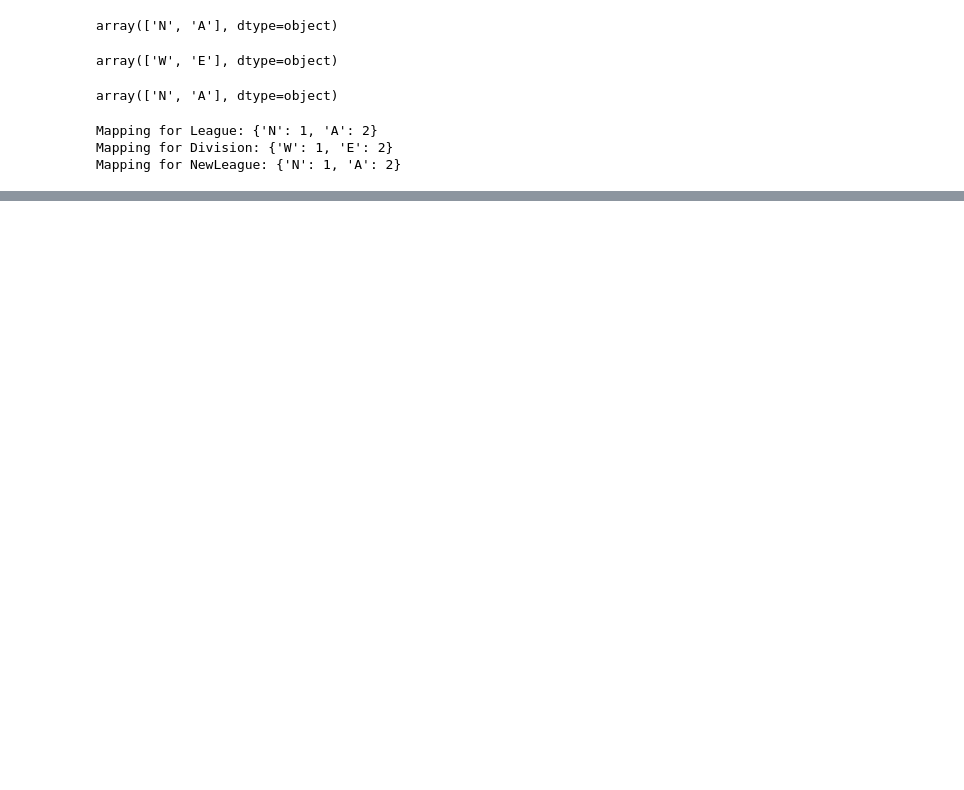
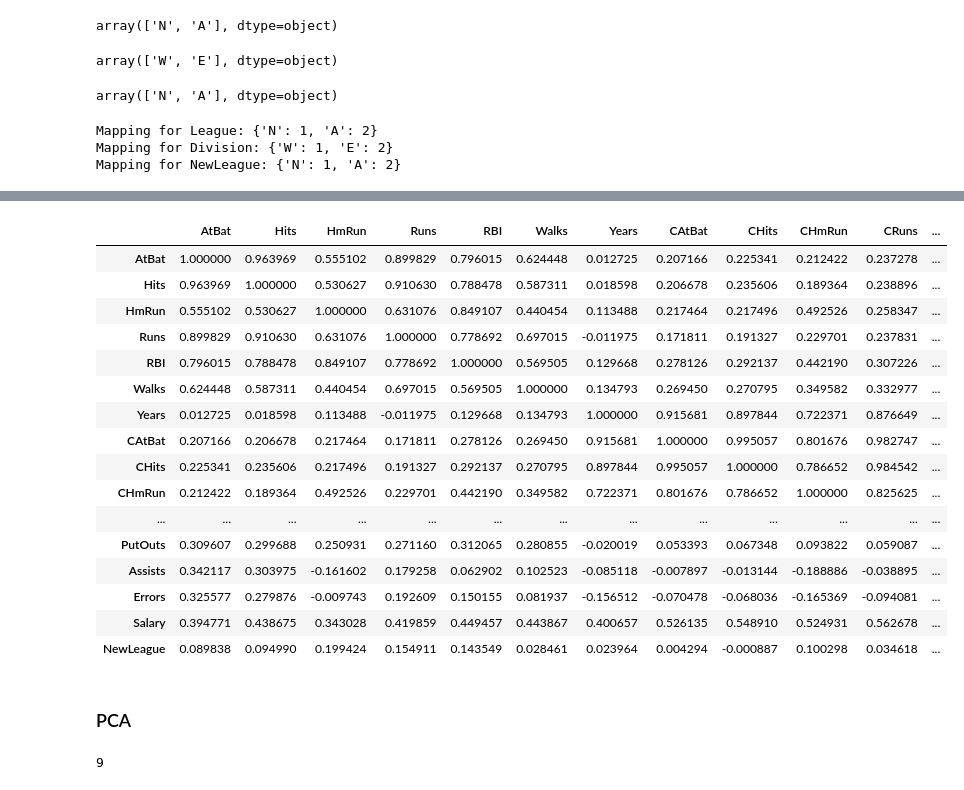
Before and after one commit to MSSRPRAD/Numpy-PCA, a Jupyter notebook: FODS_Assignment2B.ipynb, the cells around one changed output, grey strips where cells are left out. Drawn from its saved outputs; the diff is of its cells as text; code cells hidden in the pictures; blank space fills up the shorter version.

```diff
--- a/FODS_Assignment2B.ipynb
+++ b/FODS_Assignment2B.ipynb
@@ -112,0 +151,22 @@ df.head()
+# %%
+df.corr()
+# %% [output]
+|  | AtBat | Hits | HmRun | Runs | RBI | Walks | Years | CAtBat | CHits | CHmRun | CRuns | ... |
+| AtBat | 1.000000 | 0.963969 | 0.555102 | 0.899829 | 0.796015 | 0.624448 | 0.012725 | 0.207166 | 0.225341 | 0.212422 | 0.237278 | ... |
+| Hits | 0.963969 | 1.000000 | 0.530627 | 0.910630 | 0.788478 | 0.587311 | 0.018598 | 0.206678 | 0.235606 | 0.189364 | 0.238896 | ... |
+| HmRun | 0.555102 | 0.530627 | 1.000000 | 0.631076 | 0.849107 | 0.440454 | 0.113488 | 0.217464 | 0.217496 | 0.492526 | 0.258347 | ... |
+| Runs | 0.899829 | 0.910630 | 0.631076 | 1.000000 | 0.778692 | 0.697015 | -0.011975 | 0.171811 | 0.191327 | 0.229701 | 0.237831 | ... |
+| RBI | 0.796015 | 0.788478 | 0.849107 | 0.778692 | 1.000000 | 0.569505 | 0.129668 | 0.278126 | 0.292137 | 0.442190 | 0.307226 | ... |
+| Walks | 0.624448 | 0.587311 | 0.440454 | 0.697015 | 0.569505 | 1.000000 | 0.134793 | 0.269450 | 0.270795 | 0.349582 | 0.332977 | ... |
+| Years | 0.012725 | 0.018598 | 0.113488 | -0.011975 | 0.129668 | 0.134793 | 1.000000 | 0.915681 | 0.897844 | 0.722371 | 0.876649 | ... |
+| CAtBat | 0.207166 | 0.206678 | 0.217464 | 0.171811 | 0.278126 | 0.269450 | 0.915681 | 1.000000 | 0.995057 | 0.801676 | 0.982747 | ... |
+| CHits | 0.225341 | 0.235606 | 0.217496 | 0.191327 | 0.292137 | 0.270795 | 0.897844 | 0.995057 | 1.000000 | 0.786652 | 0.984542 | ... |
+| CHmRun | 0.212422 | 0.189364 | 0.492526 | 0.229701 | 0.442190 | 0.349582 | 0.722371 | 0.801676 | 0.786652 | 1.000000 | 0.825625 | ... |
+| ... | ... | ... | ... | ... | ... | ... | ... | ... | ... | ... | ... | ... |
+| PutOuts | 0.309607 | 0.299688 | 0.250931 | 0.271160 | 0.312065 | 0.280855 | -0.020019 | 0.053393 | 0.067348 | 0.093822 | 0.059087 | ... |
+| Assists | 0.342117 | 0.303975 | -0.161602 | 0.179258 | 0.062902 | 0.102523 | -0.085118 | -0.007897 | -0.013144 | -0.188886 | -0.038895 | ... |
+| Errors | 0.325577 | 0.279876 | -0.009743 | 0.192609 | 0.150155 | 0.081937 | -0.156512 | -0.070478 | -0.068036 | -0.165369 | -0.094081 | ... |
+| Salary | 0.394771 | 0.438675 | 0.343028 | 0.419859 | 0.449457 | 0.443867 | 0.400657 | 0.526135 | 0.548910 | 0.524931 | 0.562678 | ... |
+| NewLeague | 0.089838 | 0.094990 | 0.199424 | 0.154911 | 0.143549 | 0.028461 | 0.023964 | 0.004294 | -0.000887 | 0.100298 | 0.034618 | ... |
+# %% [markdown]
+### PCA
@@ -112,0 +189,12 @@ df.head()
+# %%
+# Determine the number of components for efficient prediction
+total_variance = sum(eigenvalues)
+explained_variance = [eigenvalue / total_variance for eigenvalue in eigenvalues]
+cumulative_explained_variance = np.cumsum(explained_variance)
+
+# Find the number of components that explain at least 95% of the variance
+desired_explained_variance = 0.95
+num_components = np.argmax(cumulative_explained_variance >= desired_explained_variance) + 1
+num_components
+# %% [output]
+9
```
Also changed, not shown: parts of 14 cells of this notebook, 1 other file.
